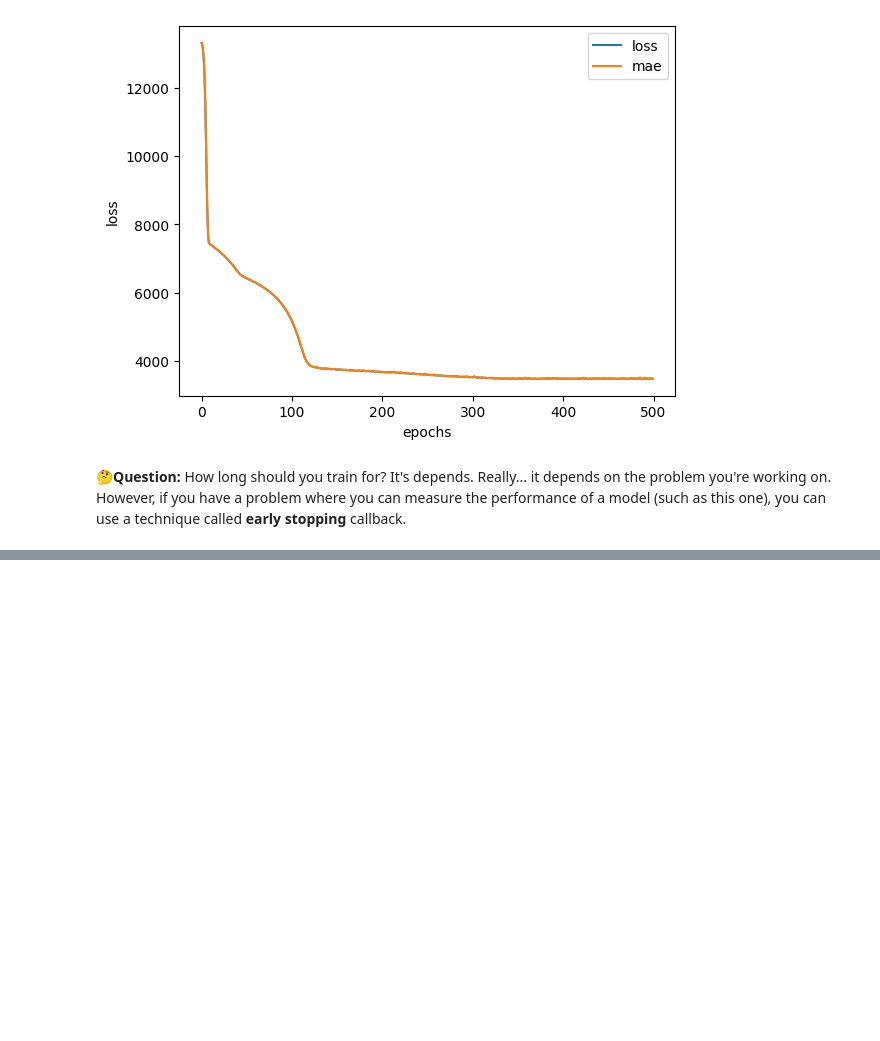
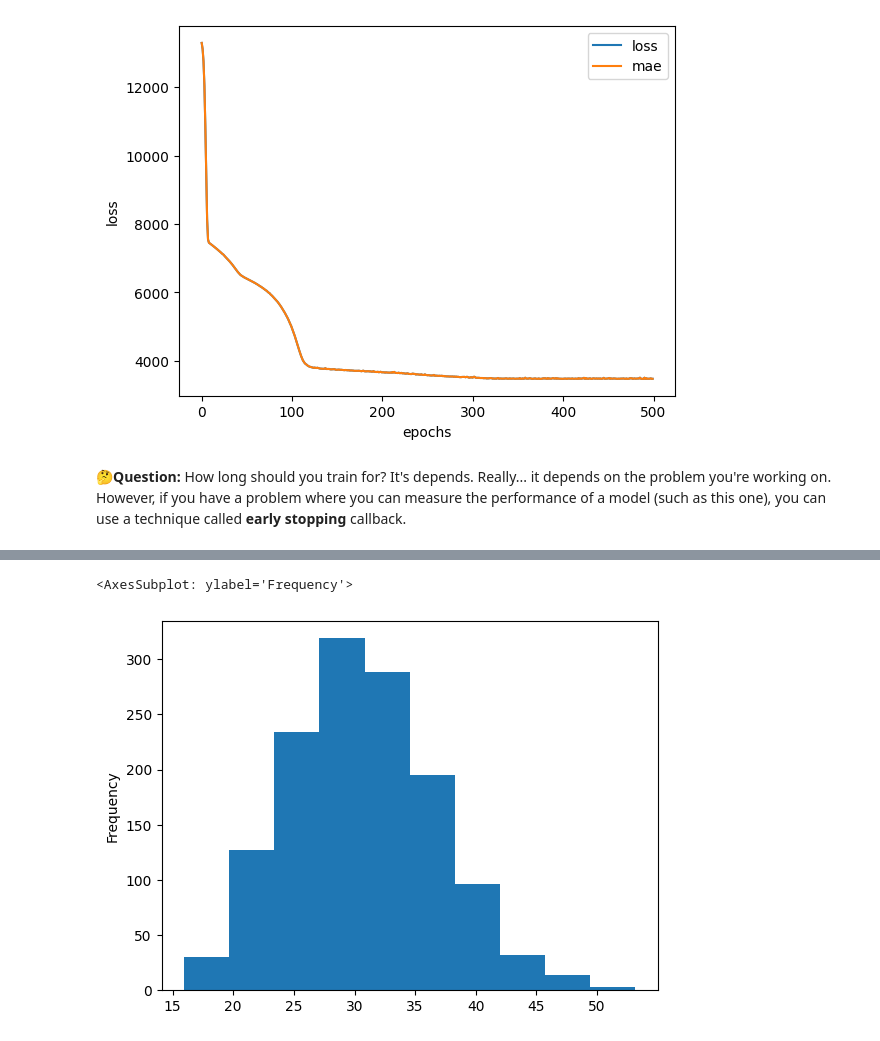
Before and after one commit to BoshiLee/tensorflow_developer_certificate, a Jupyter notebook: insurance_kaggle.ipynb, the cells around one changed output, grey strips where cells are left out. Cells and saved outputs as stored; diff of their text form; code cells hidden in the pictures; blank space fills up the shorter version.

```diff
--- a/insurance_kaggle.ipynb
+++ b/insurance_kaggle.ipynb
@@ -254,0 +345,5 @@ It's depends. Really... it depends on the problem you're working on. However, if
+# %%
+X["bmi"].plot(kind="hist")
+# %% [output]
+<AxesSubplot: ylabel='Frequency'>
+[figure, added]
```
Also changed, not shown: parts of 27 cells of this notebook.
